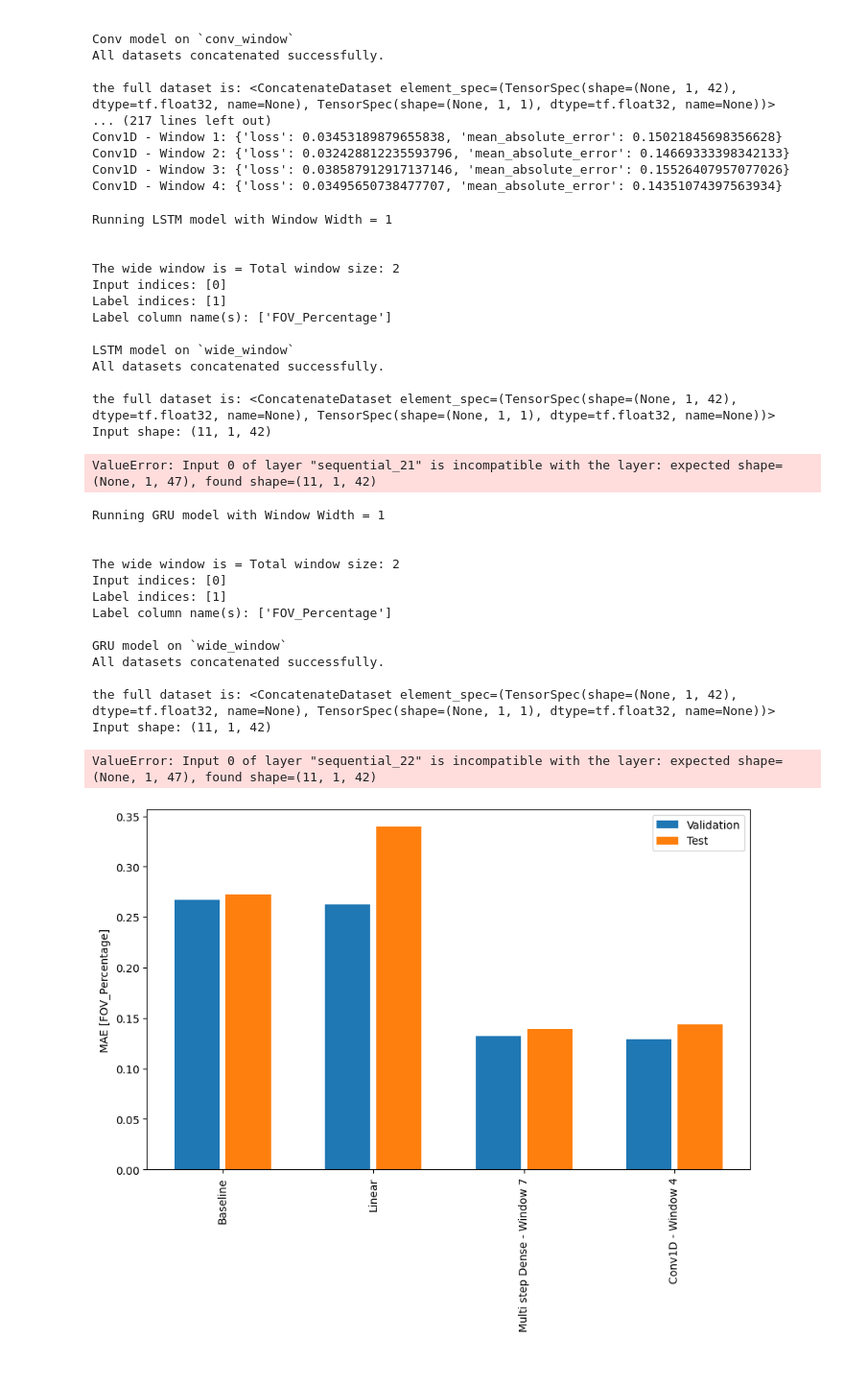
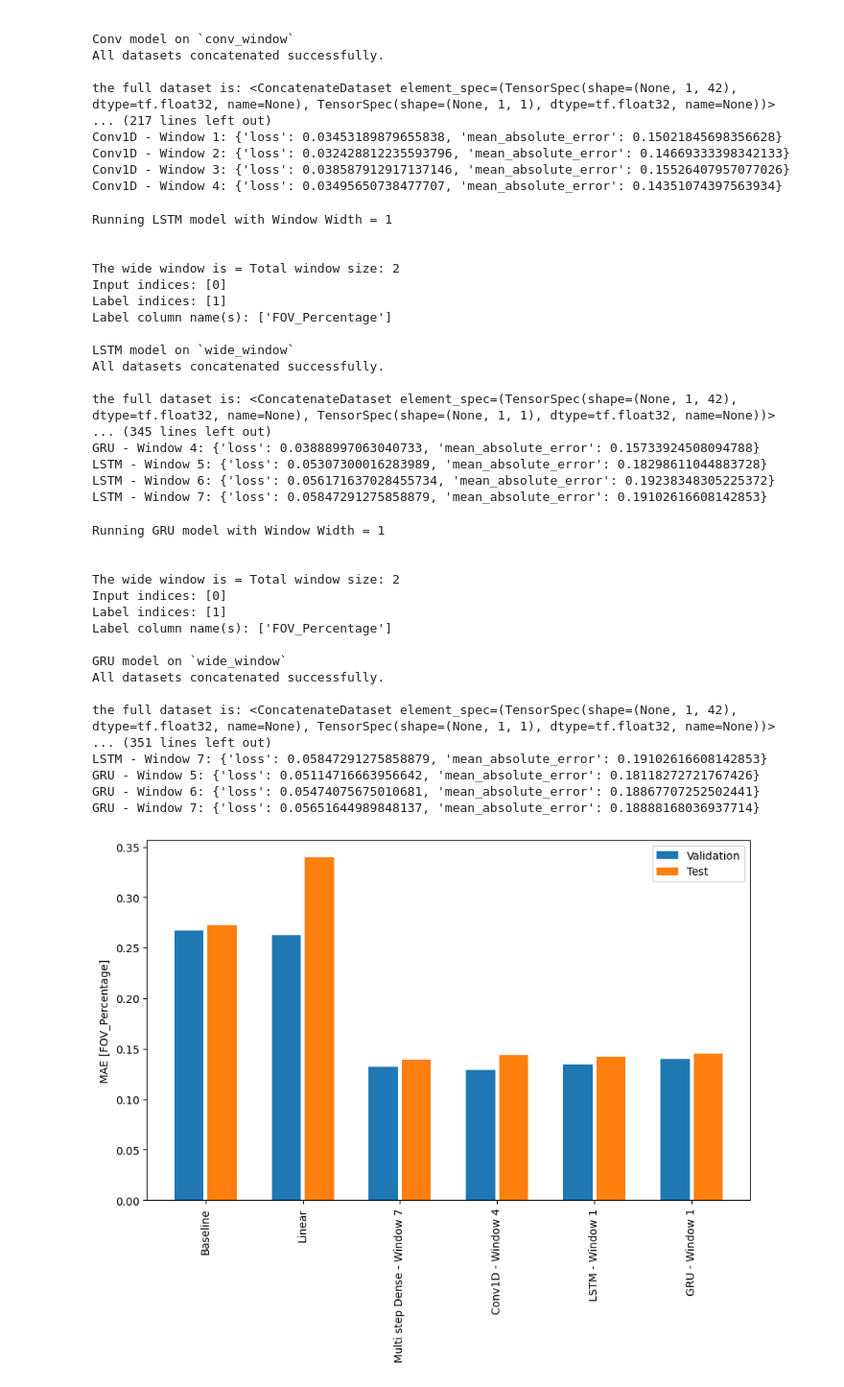
Before and after one commit to Human-centered-Interactive-Autonomy-Lab/human-agv-interaction, a Jupyter notebook: eye-tracking-analysis.ipynb, the cells around one changed output. Shown at 96% size. Saved outputs shown, nothing was run; the diff lists cells and outputs as text; code cells hidden in the pictures.

```diff
--- a/eye-tracking-analysis.ipynb
+++ b/eye-tracking-analysis.ipynb
@@ -1625,10 +1625,9 @@ Conv1D - Window 2: {'loss': 0.032428812235593796, 'mean_absolute_error': 0.14669
 Conv1D - Window 3: {'loss': 0.038587912917137146, 'mean_absolute_error': 0.15526407957077026}
 Conv1D - Window 4: {'loss': 0.03495650738477707, 'mean_absolute_error': 0.14351074397563934}
 # %%
-for wide_width in range(1, 5):
+for wide_width in range(1, 8):
     print(f"\nRunning LSTM model with Window Width = {wide_width}\n")
 
-    # Step 1: Create WindowGenerator with the current wide_width
     wide_window = WindowGenerator(
         input_width=wide_width,
         label_width=1,
@@ -1641,8 +1640,10 @@ for wide_width in range(1, 5):
     print("LSTM model on `wide_window`")
     print('Input shape:', wide_window.example[0].shape)
 
+    num_features = wide_window.example[0].shape[-1]
+
     lstm_model = tf.keras.models.Sequential([
-        tf.keras.layers.LSTM(64, return_sequences=True, input_shape=(wide_width, 47)),
+        tf.keras.layers.LSTM(64, return_sequences=True, input_shape=(wide_width, num_features)),
         tf.keras.layers.Dense(units=32, activation='relu'),
         tf.keras.layers.Dense(units=32, activation='relu'),
         tf.keras.layers.Dense(units=32, activation='relu'),
@@ -1660,7 +1661,6 @@ for wide_width in range(1, 5):
     val_performance[f'LSTM - Window {wide_width}'] = lstm_model.evaluate(wide_window.val, return_dict=True)
     performance[f'LSTM - Window {wide_width}'] = lstm_model.evaluate(wide_window.test, verbose=0, return_dict=True)
 
-# Step 8: Print Final Results
 print("\nAll LSTM models trained and evaluated. Performance results:")
 
 print("\nValidation Performance:")
@@ -1683,13 +1683,15 @@ LSTM model on `wide_window`
 All datasets concatenated successfully.
 
 the full dataset is: <ConcatenateDataset element_spec=(TensorSpec(shape=(None, 1, 42), dtype=tf.float32, name=None), TensorSpec(shape=(None, 1, 1), dtype=tf.float32, name=None))>
-Input shape: (11, 1, 42)
+... (345 lines left out)
+GRU - Window 4: {'loss': 0.03888997063040733, 'mean_absolute_error': 0.15733924508094788}
+LSTM - Window 5: {'loss': 0.05307300016283989, 'mean_absolute_error': 0.18298611044883728}
+LSTM - Window 6: {'loss': 0.056171637028455734, 'mean_absolute_error': 0.19238348305225372}
+LSTM - Window 7: {'loss': 0.05847291275858879, 'mean_absolute_error': 0.19102616608142853}
-ValueError: Input 0 of layer "sequential_21" is incompatible with the layer: expected shape=(None, 1, 47), found shape=(11, 1, 42)
 # %%
-for wide_width in range(1, 5):
+for wide_width in range(1, 8):
     print(f"\nRunning GRU model with Window Width = {wide_width}\n")
 
-    # Step 1: Create WindowGenerator with the current wide_width
     wide_window = WindowGenerator(
         input_width=wide_width,
         label_width=1,
@@ -1699,13 +1701,13 @@ for wide_width in range(1, 5):
 
     print(f"\nThe wide window is = {wide_window}\n")
 
-    # Step 2: Print input shape
     print("GRU model on `wide_window`")
     print('Input shape:', wide_window.example[0].shape)
 
-    # Step 3: Rebuild GRU Model Dynamically for Each Window Width
+    num_features = wide_window.example[0].shape[-1]
+
     gru_model = tf.keras.models.Sequential([
-        tf.keras.layers.GRU(64, return_sequences=True, input_shape=(wide_width, 47)),
+        tf.keras.layers.GRU(64, return_sequences=True, input_shape=(wide_width, num_features)),
         tf.keras.layers.Dense(units=32, activation='relu'),
         tf.keras.layers.Dense(units=32, activation='relu'),
         tf.keras.layers.Dense(units=32, activation='relu'),
@@ -1717,20 +1719,13 @@ for wide_width in range(1, 5):
         tf.keras.layers.Dense(units=1)
     ])
 
-    # Step 4: Print output shape
     print('Output shape:', gru_model(wide_window.example[0]).shape)
 
-    # Step 5: Train the GRU Model
     history = compile_and_fit(gru_model, wide_window)
 
-    # Step 6: Clear output for cleaner logs
-    IPython.display.clear_output()
-
-    # Step 7: Evaluate and Store Performance
     val_performance[f'GRU - Window {wide_width}'] = gru_model.evaluate(wide_window.val, return_dict=True)
     performance[f'GRU - Window {wide_width}'] = gru_model.evaluate(wide_window.test, verbose=0, return_dict=True)
 
-# Step 8: Print Final Results
 print("\nAll GRU models trained and evaluated. Performance results:")
 
 print("\nValidation Performance:")
@@ -1753,11 +1748,13 @@ GRU model on `wide_window`
 All datasets concatenated successfully.
 
 the full dataset is: <ConcatenateDataset element_spec=(TensorSpec(shape=(None, 1, 42), dtype=tf.float32, name=None), TensorSpec(shape=(None, 1, 1), dtype=tf.float32, name=None))>
-Input shape: (11, 1, 42)
+... (351 lines left out)
+LSTM - Window 7: {'loss': 0.05847291275858879, 'mean_absolute_error': 0.19102616608142853}
+GRU - Window 5: {'loss': 0.05114716663956642, 'mean_absolute_error': 0.18118272721767426}
+GRU - Window 6: {'loss': 0.05474075675010681, 'mean_absolute_error': 0.18867707252502441}
+GRU - Window 7: {'loss': 0.05651644989848137, 'mean_absolute_error': 0.18888168036937714}
-ValueError: Input 0 of layer "sequential_22" is incompatible with the layer: expected shape=(None, 1, 47), found shape=(11, 1, 42)
 # %%
-# Extract the best-performing model from each category
-categories = ["Baseline", "Linear", "Dense", "Multi step Dense", "Conv1D"]
+categories = ["Baseline", "Linear", "Dense", "Multi step Dense", "Conv1D", "LSTM", "GRU"]
 
 best_models = {}
 for category in categories:
@@ -1772,31 +1769,31 @@ for category in categories:
 # Prepare data for plotting
 filtered_keys = list(best_models.keys())
 val_mae = [val_performance[k]['mean_absolute_error'] for k in filtered_keys]
 
 # Extract test MAE only for available keys in performance
 test_mae = [performance[k]['mean_absolute_error'] if k in performance else None for k in filtered_keys]
 
 x_filtered = np.arange(len(filtered_keys))
 width = 0.3
 
 # Plot
 plt.figure(figsize=(10, 6))
 plt.ylabel('MAE [FOV_Percentage]')
 plt.bar(x_filtered - 0.17, val_mae, width, label='Validation')
 
 # Only plot test MAE if available
 if any(test_mae):
     plt.bar(x_filtered + 0.17, test_mae, width, label='Test')
 
 plt.xticks(ticks=x_filtered, labels=filtered_keys, rotation=90)
 plt.legend()
 
 # Save the plot
 save_path = '/content/drive/My Drive/performance_best_models.png'
 # plt.savefig(save_path, format='png', bbox_inches='tight')
 # print(f"Plot saved to {save_path}")
 
 # Display the plot
 plt.show()
 # %% [output]
-[figure, old version]
+[figure, new version]
```
